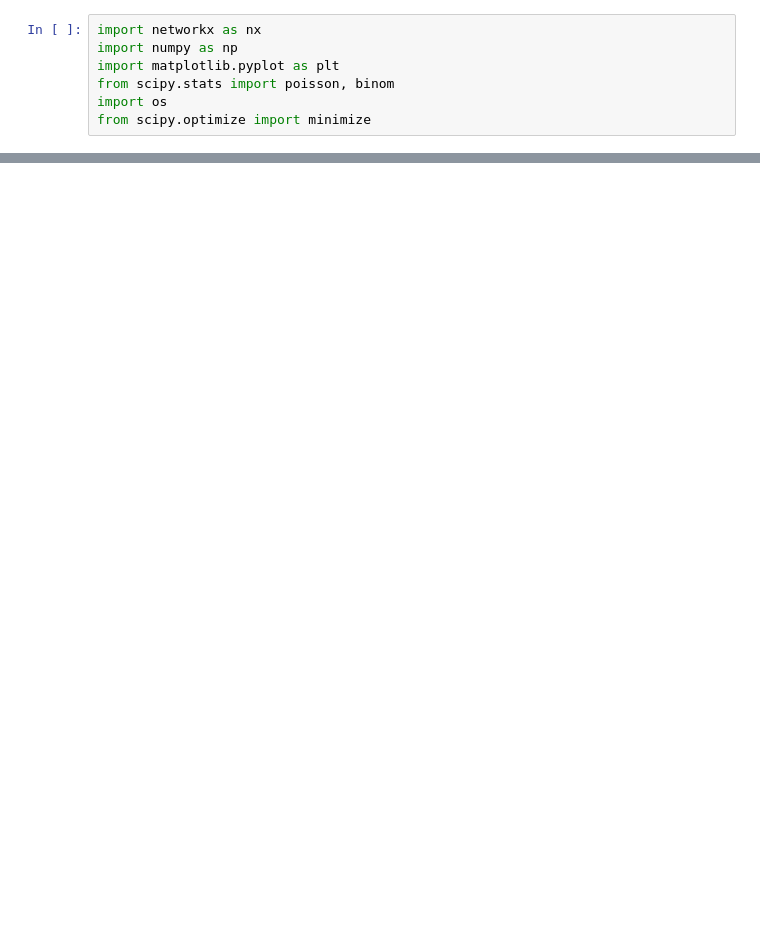
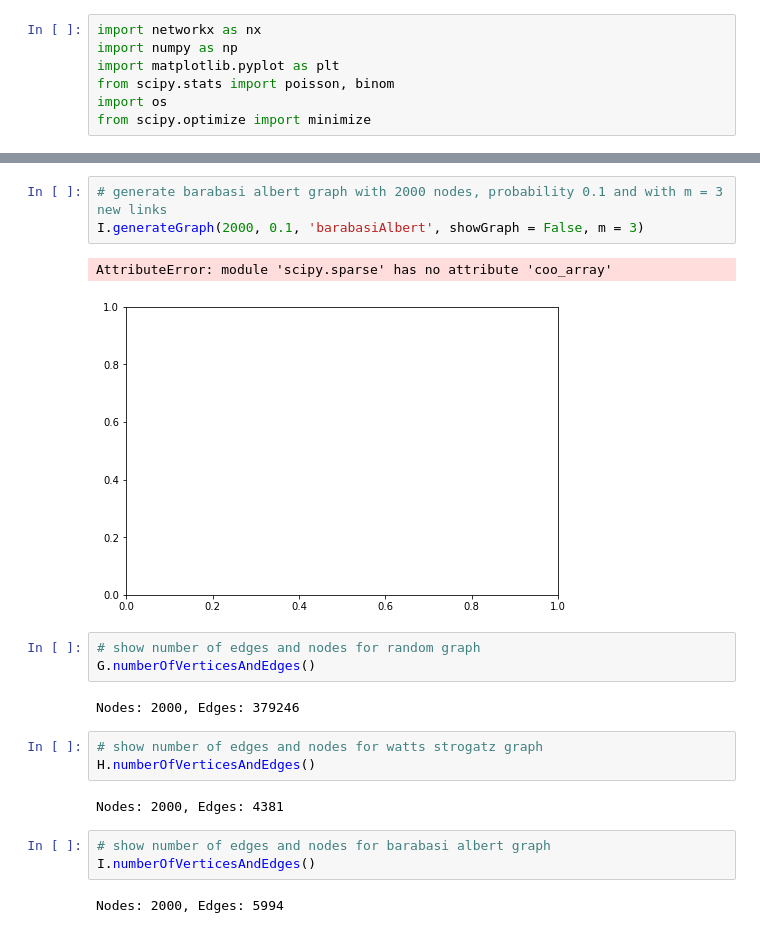
Before and after one commit to sjanus99/complexsystems, a Jupyter notebook: List3.ipynb, the cells around one changed output, grey strips where cells are left out. Cells and saved outputs as stored; diff of their text form; blank space fills up the shorter version.

```diff
--- a/List3.ipynb
+++ b/List3.ipynb
@@ -232,0 +223,21 @@ G.fitPowerLawDistribution()
+# %%
+# generate barabasi albert graph with 2000 nodes, probability 0.1 and with m = 3 new links
+I.generateGraph(2000, 0.1, 'barabasiAlbert', showGraph = False, m = 3)
+# %% [output]
+AttributeError: module 'scipy.sparse' has no attribute 'coo_array'
+[figure, added]
+# %%
+# show number of edges and nodes for random graph
+G.numberOfVerticesAndEdges()
+# %% [output]
+Nodes: 2000, Edges: 379246
+# %%
+# show number of edges and nodes for watts strogatz graph
+H.numberOfVerticesAndEdges()
+# %% [output]
+Nodes: 2000, Edges: 4381
+# %%
+# show number of edges and nodes for barabasi albert graph
+I.numberOfVerticesAndEdges()
+# %% [output]
+Nodes: 2000, Edges: 5994
```
Also changed, not shown: parts of 23 cells of this notebook.
